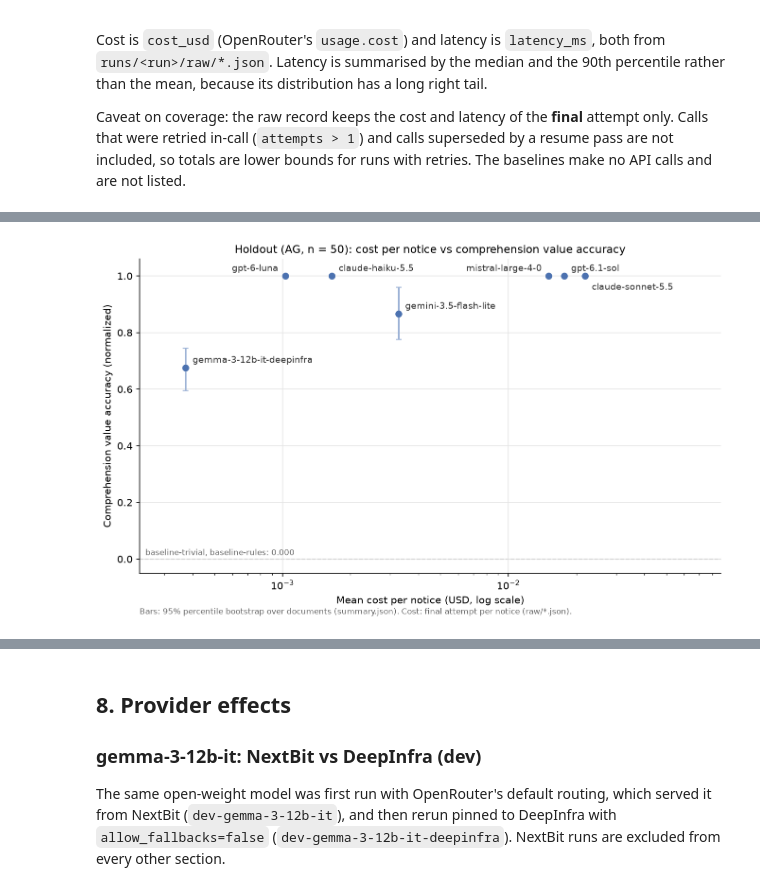
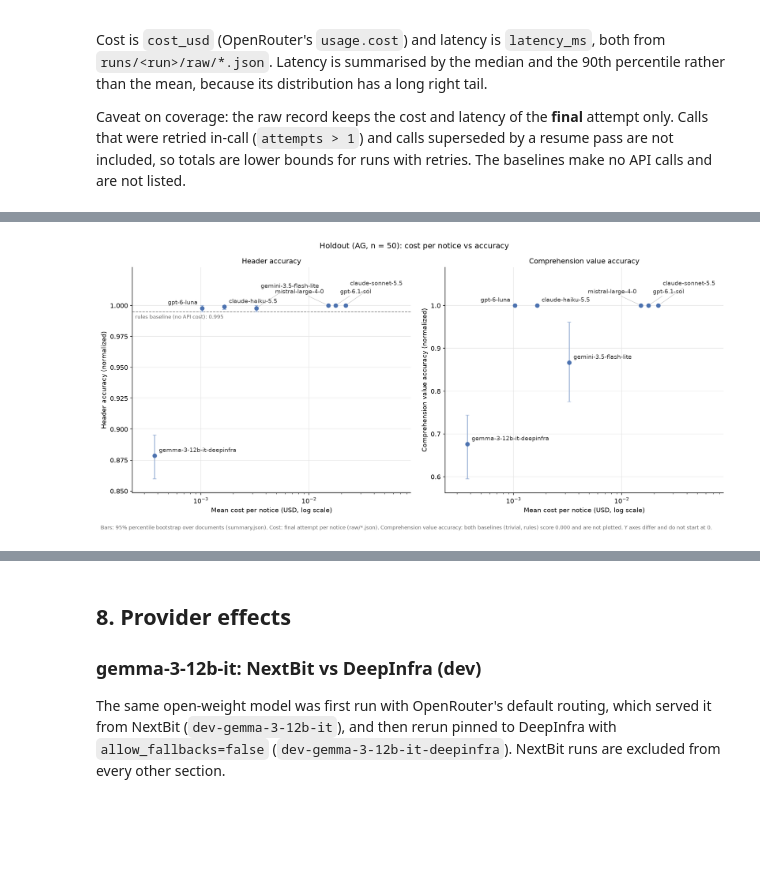
Before and after one commit to pabloskys-create/shab-extraction-bench, a Jupyter notebook: notebooks/analysis.ipynb, the cells around one changed output, grey strips where cells are left out. Saved outputs shown, nothing was run; the diff lists cells and outputs as text; code cells hidden in the pictures; blank space fills up the shorter version.

Commit message:
Notebook: two-panel cost figure, gold-audit method summary and conclusions

```diff
--- a/notebooks/analysis.ipynb
+++ b/notebooks/analysis.ipynb
@@ -860,42 +866,74 @@ reference line.
 # %%
-METRIC = "group_value_accuracy_normalized:comprehension"
+PANELS = [
+    ("group_accuracy_normalized:header", "Header accuracy (normalized)"),
+    ("group_value_accuracy_normalized:comprehension", "Comprehension value accuracy (normalized)"),
+]
 h = HEADLINE["holdout"].set_index("competitor")
-h = h[h["metric"] == METRIC]
-plot = COST["holdout"][["mean cost / notice (USD)"]].join(h[["value", "ci_low", "ci_high"]])
+cost = COST["holdout"]["mean cost / notice (USD)"]
 
-fig, ax = plt.subplots(figsize=(9, 5.5), dpi=150)
-ax.errorbar(plot["mean cost / notice (USD)"], plot["value"],
-            yerr=[plot["value"] - plot["ci_low"], plot["ci_high"] - plot["value"]],
-            fmt="o", color="#4C72B0", ecolor="#9DB3D6", elinewidth=1.5, capsize=3, markersize=6, zorder=3)
-# Label placement only (offset in points, horizontal alignment): several
-# models share y = 1.0 at similar cost, so some labels go left or below.
+# Label placement only: several models sit at or near y = 1.0 at similar
+# cost, so their labels are stacked in tiers above the points (tier 1 is
+# closest), with a leader line from tier 2 up. (horizontal side, tier)
 LABEL_POS = {
-    "gpt-6-luna": ((-7, 5), "right"),
-    "mistral-large-4-0": ((-7, 5), "right"),
-    "claude-sonnet-5.5": ((7, -14), "left"),
+    "gpt-6-luna": ("left", 1),
+    "claude-haiku-5.5": ("right", 1),
+    "mistral-large-4-0": ("left", 2),
+    "gpt-6.1-sol": ("right", 2),
+    "claude-sonnet-5.5": ("right", 3),
 }
-for model, r in plot.iterrows():
-    offset, ha = LABEL_POS.get(model, ((7, 5), "left"))
-    ax.annotate(model, (r["mean cost / notice (USD)"], r["value"]), textcoords="offset points",
-                xytext=offset, ha=ha, fontsize=9, color="#333333")
-baseline_values = h.loc[["baseline-trivial", "baseline-rules"], "value"]
-for y, names in baseline_values.groupby(baseline_values).groups.items():
-    ax.axhline(y, color="#888888", linestyle="--", linewidth=1, zorder=1)
-    ax.annotate(f"{', '.join(names)}: {y:.3f}", (0.01, y), xycoords=("axes fraction", "data"),
-                xytext=(0, 4), textcoords="offset points", ha="left", fontsize=8, color="#666666")
-ax.set_xscale("log")
-ax.set_xlim(plot["mean cost / notice (USD)"].min() / 1.6, plot["mean cost / notice (USD)"].max() * 4)
-ax.set_ylim(-0.05, 1.06)
-ax.set_xlabel("Mean cost per notice (USD, log scale)")
-ax.set_ylabel("Comprehension value accuracy (normalized)")
-ax.set_title("Holdout (AG, n = 50): cost per notice vs comprehension value accuracy", fontsize=11)
-ax.text(0, -0.13, "Bars: 95% percentile bootstrap over documents (summary.json). "
-        "Cost: final attempt per notice (raw/*.json).", transform=ax.transAxes, fontsize=8, color="#666666")
-ax.spines[["top", "right"]].set_visible(False)
-ax.grid(True, which="major", color="#E5E5E5", linewidth=0.8)
+# In the header panel gemini also sits at y ~ 1.0, next to haiku.
+LABEL_POS_HEADER = {**LABEL_POS, "gemini-3.5-flash-lite": ("right", 3)}
+
+fig, axes = plt.subplots(1, 2, figsize=(14, 6.2), dpi=150, sharex=True)
+tables = {}
+for ax, (metric, ylabel) in zip(axes, PANELS):
+    m = h[h["metric"] == metric]
+    plot = cost.to_frame().join(m[["value", "ci_low", "ci_high"]])
+    tables[metric] = plot
+    ax.errorbar(plot["mean cost / notice (USD)"], plot["value"],
+                yerr=[plot["value"] - plot["ci_low"], plot["ci_high"] - plot["value"]],
+                fmt="o", color="#4C72B0", ecolor="#9DB3D6", elinewidth=1.5, capsize=3, markersize=6, zorder=3)
+    positions = LABEL_POS_HEADER if metric == "group_accuracy_normalized:header" else LABEL_POS
+    for model, r in plot.iterrows():
+        side, tier = positions.get(model, ("right", 1))
+        ax.annotate(model, (r["mean cost / notice (USD)"], r["value"]), textcoords="offset points",
+                    xytext=(7 if side == "right" else -7, 6 + 13 * (tier - 1)),
+                    ha="left" if side == "right" else "right", fontsize=9, color="#333333",
+                    arrowprops=dict(arrowstyle="-", color="#BBBBBB", lw=0.6, shrinkA=0, shrinkB=4)
+                    if tier > 1 else None)
+    low = plot["ci_low"].min()
+    if metric == "group_accuracy_normalized:header":
+        rules = m.loc["baseline-rules", "value"]
+        ax.axhline(rules, color="#888888", linestyle="--", linewidth=1, zorder=1)
+        ax.annotate(f"rules baseline (no API cost): {rules:.3f}", (0.01, rules),
+                    xycoords=("axes fraction", "data"), xytext=(0, -4), textcoords="offset points",
+                    ha="left", va="top", fontsize=8, color="#666666")
+        low = min(low, rules)
+    span = 1 - low
+    # Headroom above 1.0 for the stacked labels; no tick is drawn above 1.0.
+    ax.set_ylim(low - 0.08 * span, 1 + 0.22 * span)
+    ax.set_yticks([t for t in ax.get_yticks() if low - 0.08 * span <= t <= 1 + 1e-9])
+    ax.set_xscale("log")
+    ax.set_xlabel("Mean cost per notice (USD, log scale)")
+    ax.set_ylabel(ylabel)
+    ax.set_title(ylabel.replace(" (normalized)", ""), fontsize=11)
+    ax.spines[["top", "right"]].set_visible(False)
+    ax.grid(True, which="major", color="#E5E5E5", linewidth=0.8)
+axes[0].set_xlim(cost.min() / 1.6, cost.max() * 4)
+
+fig.suptitle("Holdout (AG, n = 50): cost per notice vs accuracy", fontsize=12)
+fig.text(0.01, -0.03,
+         "Bars: 95% percentile bootstrap over documents (summary.json). "
+         "Cost: final attempt per notice (raw/*.json). "
+         "Comprehension value accuracy: both baselines (trivial, rules) score 0.000 and are not plotted. "
+         "Y axes differ and do not start at 0.",
+         fontsize=8, color="#666666")
 fig.tight_layout()
 fig.savefig(FIG_DIR / "cost_vs_comprehension_holdout.png", bbox_inches="tight")
 plt.show()
-plot
+summary = cost.to_frame()
+for m, t in tables.items():
+    summary = summary.join(t[["value", "ci_low", "ci_high"]].add_prefix(f"{KEY_METRICS[m]}: "))
+summary
 # %% [output]
-[figure, old version]
+[figure, new version]
```
Also changed, not shown: parts of 5 cells of this notebook, 1 other file.
